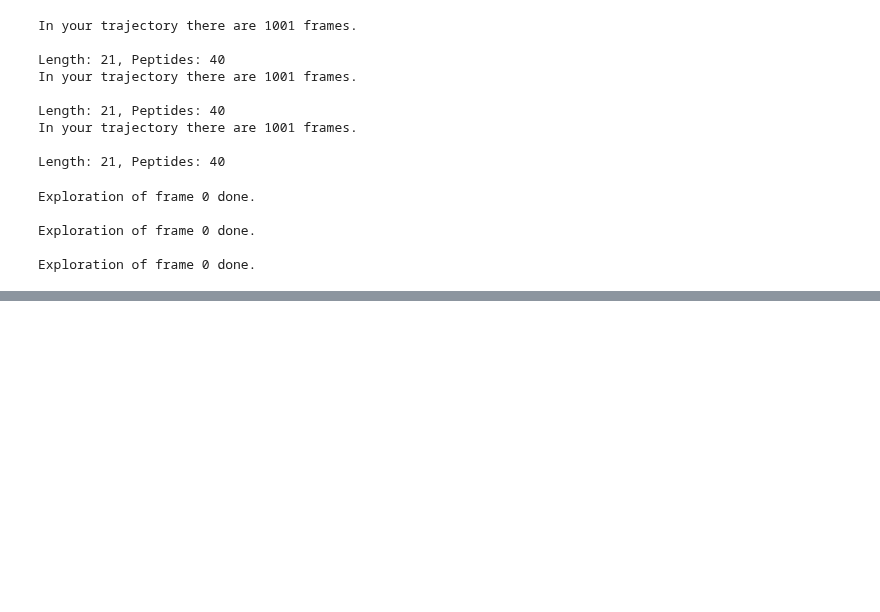
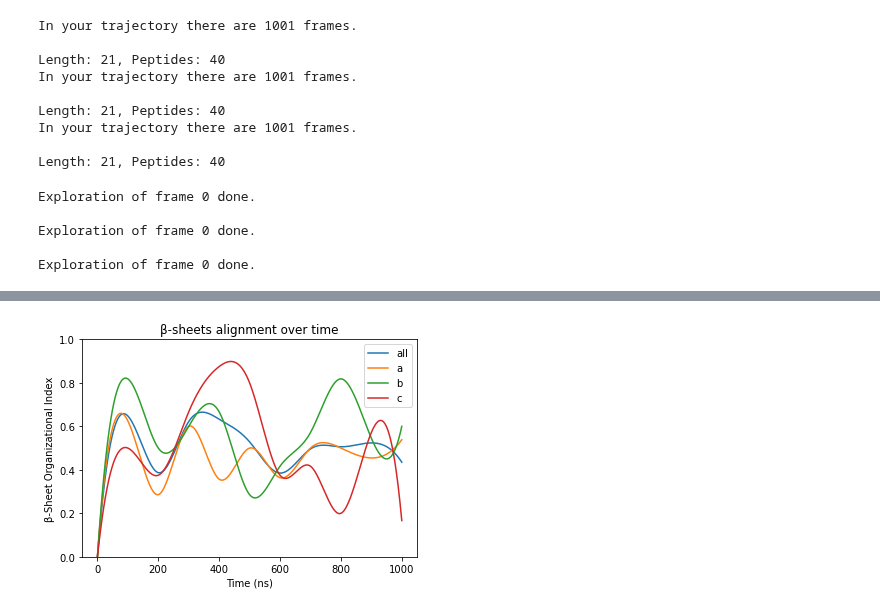
Before and after one commit to lillux/morphoscanner, a Jupyter notebook: sap_analysis.ipynb, the cells around one changed output, grey strips where cells are left out. Cells and saved outputs as stored; diff of their text form; code cells hidden in the pictures; blank space fills up the shorter version.

Commit message:
Added analysis functionality, to fix Added multi-trajectory analysis in jupyter-notebook

```diff
--- a/sap_analysis.ipynb
+++ b/sap_analysis.ipynb
@@ -1488,0 +1682,34 @@ plt.imshow(arr[2])
+# %%
+def get_contacts_data(self):
+    index = self.database.index
+    contact = [i+e for i, e in zip(self.database['parallel'], self.database['antiparallel'])]
+    antiparallel = self.database['antiparallel']
+    antip_total_ratio = [anti/cont if cont != 0 else 0 for anti, cont in zip(antiparallel, contact)]
+    tss_int = np.array([self.universe.trajectory[i].time/1000 for i in index]).astype(int)
+    x = np.linspace(tss_int.min(),tss_int.max(), tss_int.max())
+    spl = interpolate.interp1d(tss_int, antip_total_ratio, kind = 'cubic') # kind='linear'
+    antip_total_ratio_smooth = spl(x)
+
+    return x, antip_total_ratio_smooth
+
+def plot_contacts_average(data: list, label: str):
+
+    contacts = np.array([i for i in map(get_contacts_data, data)])
+    x = np.max(contacts, axis=0)[0]
+    antiparallel_contacts_average_ratio = np.mean(contacts, axis=0)[1]
+
+    plt.plot(x, antiparallel_contacts_average_ratio,'-', label=label)
+    plt.title('β-sheets alignment over time')
+    plt.xlabel('Time (ns)')
+    plt.ylabel('β-Sheet Organizational Index')
+    plt.ylim(0,1)
+    plt.legend()
+
+    return
+# %%
+plot_contacts_average([a,b,c], label='all')
+plot_contacts_average([a], label='a')
+plot_contacts_average([b], label='b')
+plot_contacts_average([c], label='c')
+# %% [output]
+[figure, added]
```
Also changed, not shown: parts of 32 cells of this notebook, 4 other files.
